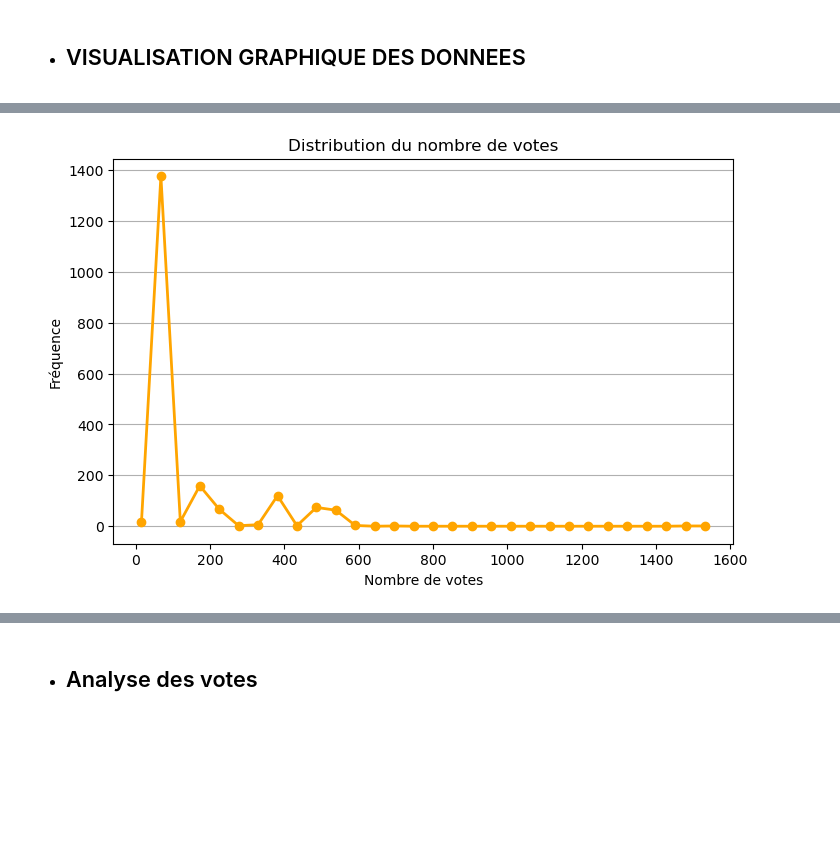
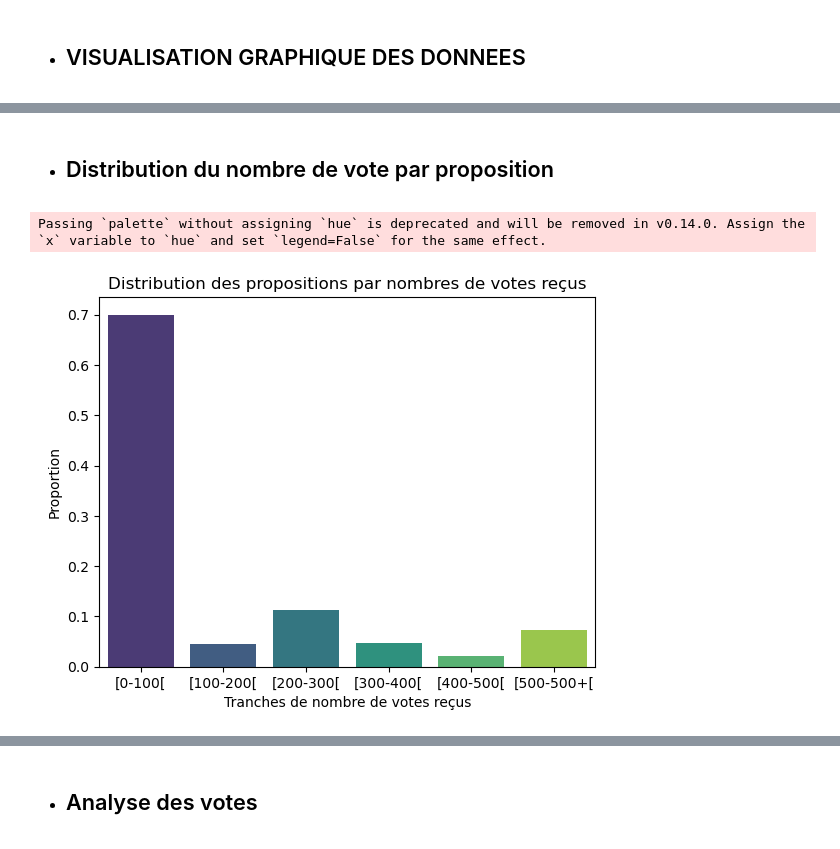
Before and after one commit to konanleger/PROJET-STATISTIQUE-DES-PROS, a Jupyter notebook: projet_stat.ipynb, the cells around one changed output, grey strips where cells are left out. Drawn from its saved outputs; the diff is of its cells as text; code cells hidden in the pictures; blank space fills up the shorter version.

```diff
--- a/projet_stat.ipynb
+++ b/projet_stat.ipynb
@@ -217,25 +216,19 @@ Passing `palette` without assigning `hue` is deprecated and will be removed in v
 [figure]
-# %%
-values = data['Nb de votes'].dropna()  # Supprimer les valeurs manquantes
-
-counts, bin_edges = np.histogram(values, bins=30)  # Obtenir les fréquences et les bords des bins
-
-
-
-# Tracer le graphique de type ligne
-
-plt.figure(figsize=(8, 5))
-
-plt.plot(bin_edges[:-1], counts, marker='o', color='orange', linestyle='-', linewidth=2, markersize=6)
-
-plt.title("Distribution du nombre de votes")
-
-plt.xlabel("Nombre de votes")
-
-plt.ylabel("Fréquence")
-
-plt.grid(axis='y')
-
-plt.show()
-# %% [output]
-[figure, removed]
+# %% [markdown]
+* ## Distribution du nombre de vote par proposition
+# %%
+# Définir les intervalles et les étiquettes
+bins = [0, 100, 200, 300, 400, 500, float('inf')]  # Limites des intervalles
+labels = ['[0-100[', '[100-200[', '[200-300[', '[300-400[', '[400-500[', '[500-500+[']  # Noms des catégories
+
+# Utiliser pd.cut directement dans le graphique
+sns.countplot(x=pd.cut(data['Nb de votes'], bins=bins, labels=labels, include_lowest=True), palette='viridis', stat ='proportion')
+
+# Ajouter les titres et labels
+plt.title('Distribution des propositions par nombres de votes reçus')
+plt.xlabel('Tranches de nombre de votes reçus')
+plt.ylabel('Proportion')
+plt.show()
+# %% [output]
+Passing `palette` without assigning `hue` is deprecated and will be removed in v0.14.0. Assign the `x` variable to `hue` and set `legend=False` for the same effect.
+[figure, added]
```
Also changed, not shown: parts of 49 cells of this notebook.
